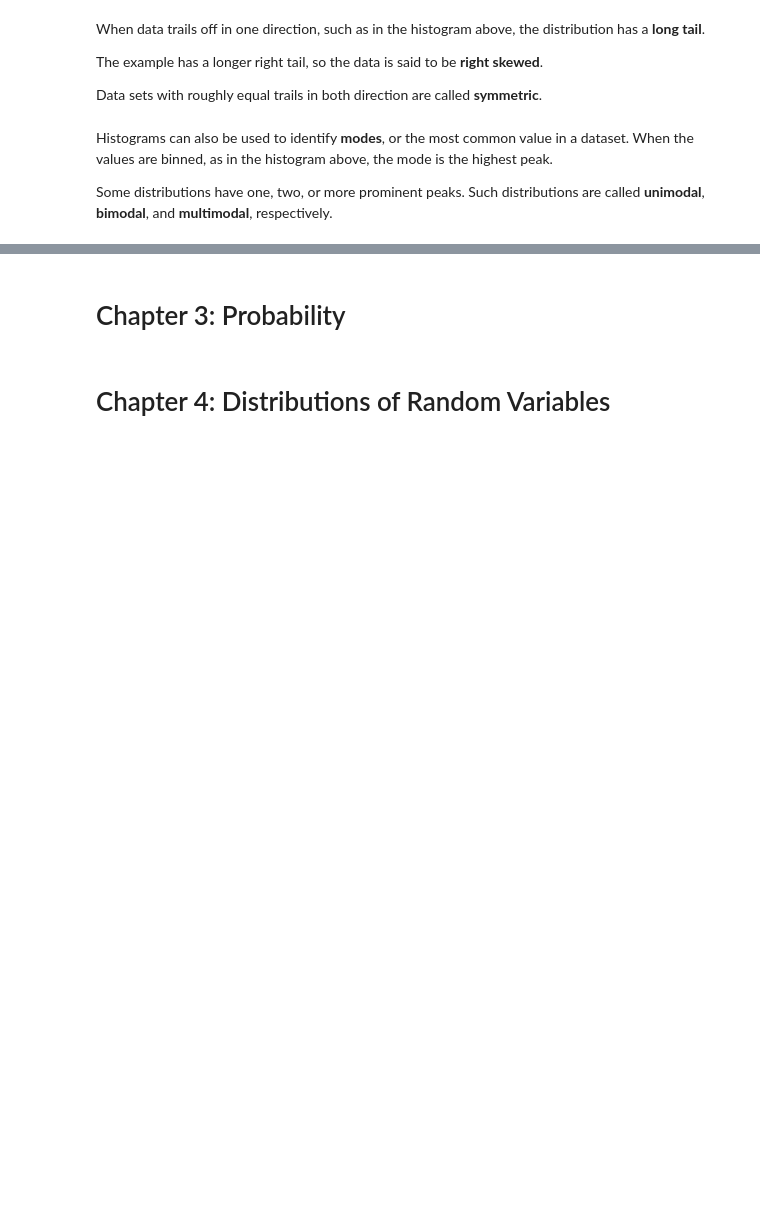
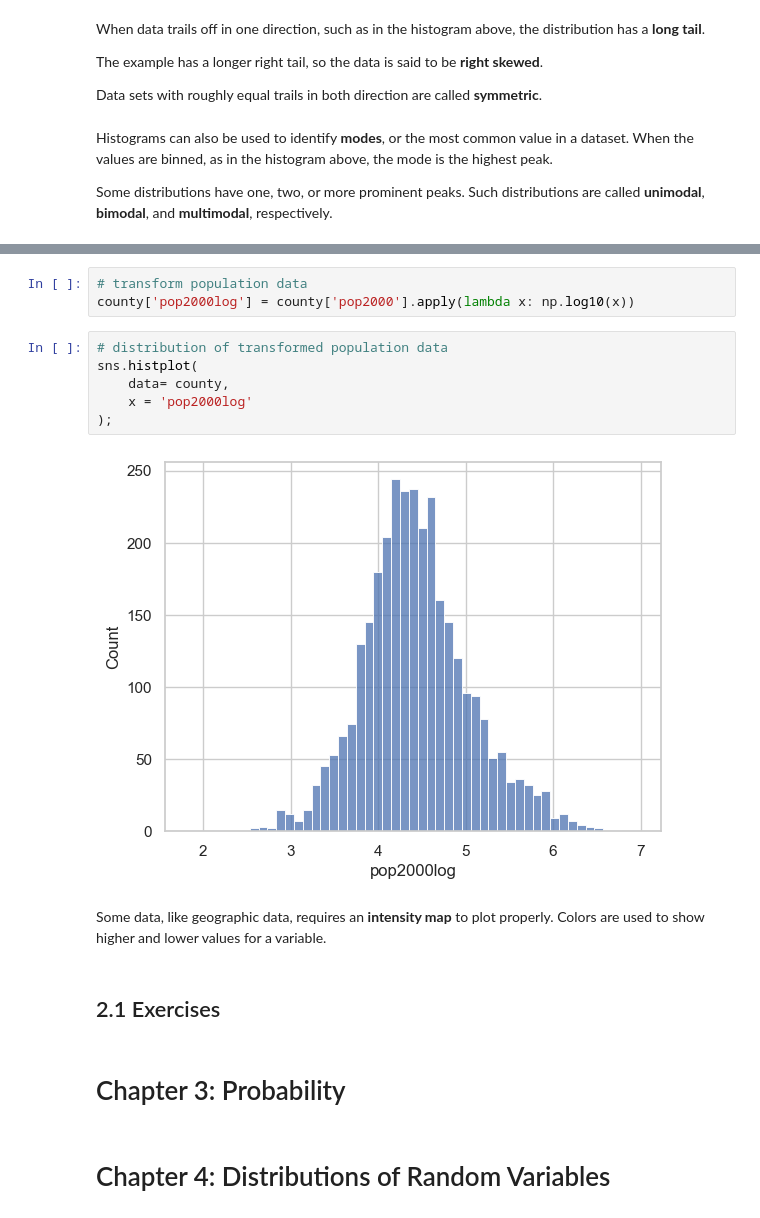
Before and after one commit to zdravoj/data-science-foundations, a Jupyter notebook: OpenIntro_Statistics/chs_1to4.ipynb, the cells around one changed output, grey strips where cells are left out. Saved outputs shown, nothing was run; the diff lists cells and outputs as text; blank space fills up the shorter version.

Commit message:
OI Stats up to 2.1 Exercises

```diff
--- a/OpenIntro_Statistics/chs_1to4.ipynb
+++ b/OpenIntro_Statistics/chs_1to4.ipynb
@@ -655,3 +706,18 @@ Some distributions have one, two, or more prominent peaks. Such distributions ar
+# %%
+# transform population data
+county['pop2000log'] = county['pop2000'].apply(lambda x: np.log10(x))
+# %%
+# distribution of transformed population data
+sns.histplot(
+    data= county,
+    x = 'pop2000log'
+);
+# %% [output]
+[figure, added]
+# %% [markdown]
+Some data, like geographic data, requires an **intensity map** to plot properly. Colors are used to show higher and lower values for a variable.
+# %% [markdown]
+## 2.1 Exercises
 # %% [markdown]
 # Chapter 3: Probability
 # %% [markdown]
```
Also changed, not shown: parts of 15 cells of this notebook.
